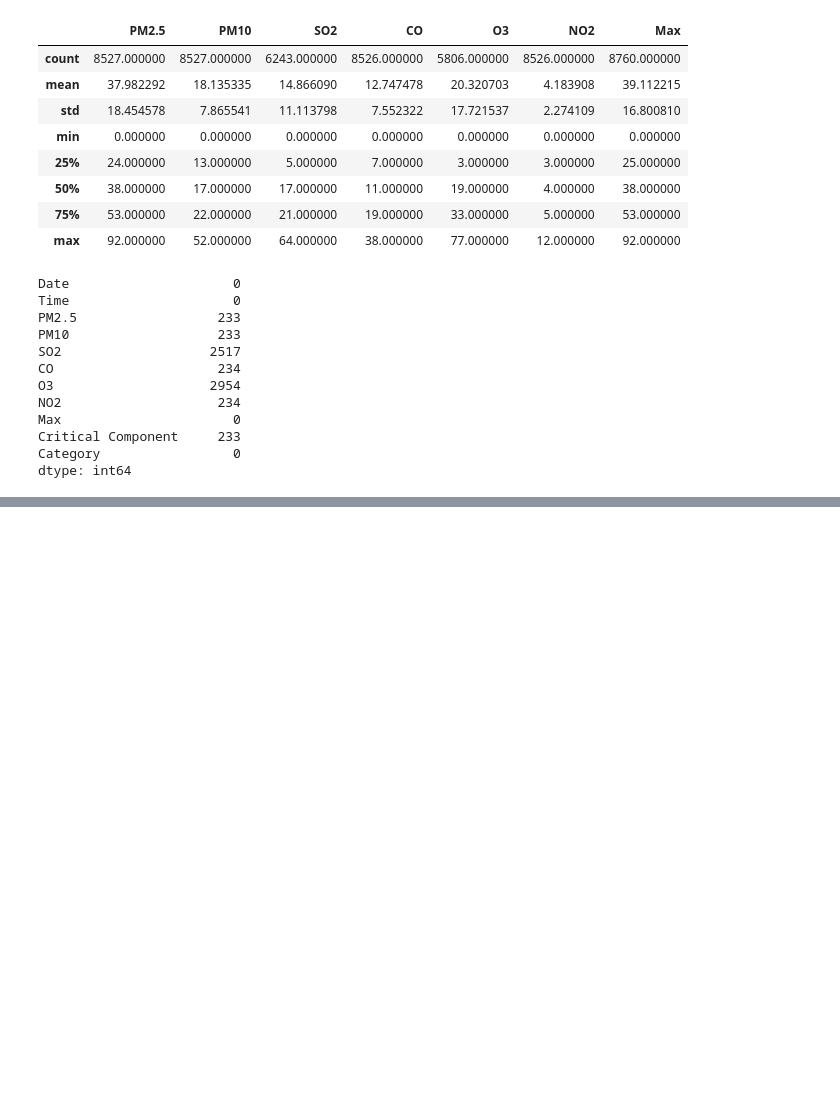
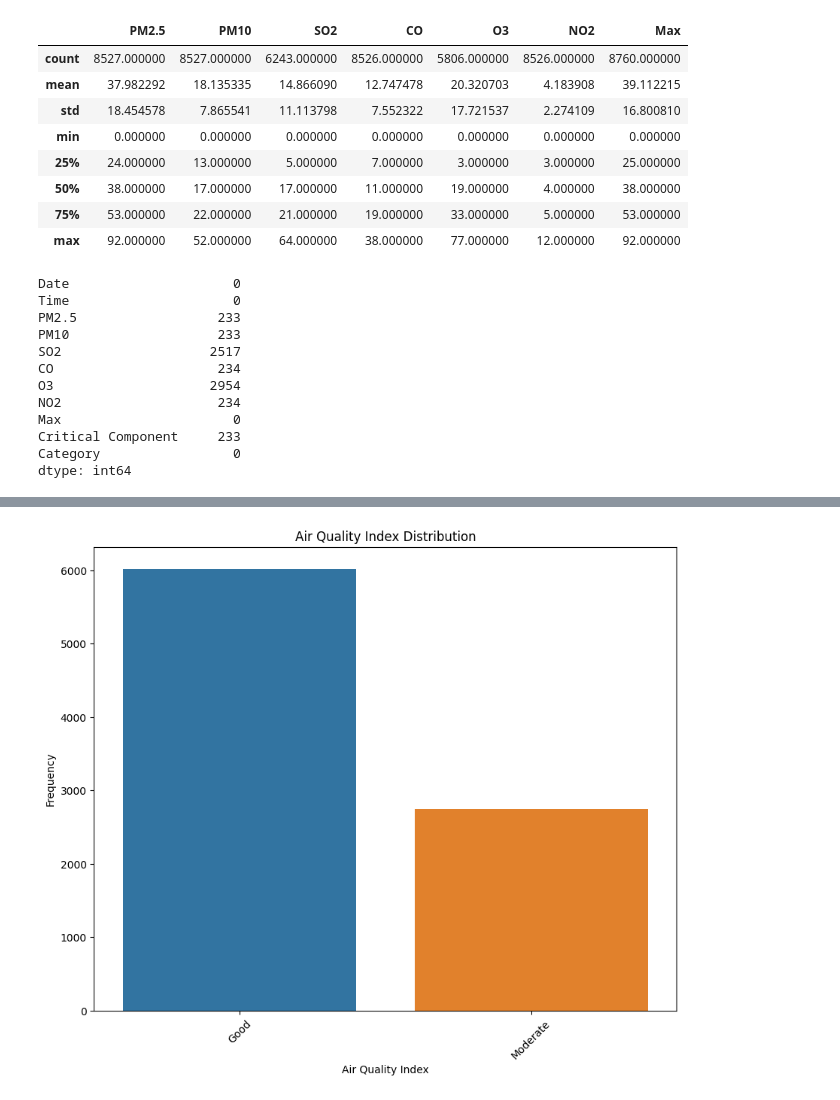
Before and after one commit to andidprastyo/Data-Analyst-Projects, a Jupyter notebook: Data Science/Yogyakarta Air Quality Analysis/air-quality-analysis.ipynb, the cells around one changed output, grey strips where cells are left out. Cells and saved outputs as stored; diff of their text form; code cells hidden in the pictures; blank space fills up the shorter version.

```diff
--- a/Data Science/Yogyakarta Air Quality Analysis/air-quality-analysis.ipynb
+++ b/Data Science/Yogyakarta Air Quality Analysis/air-quality-analysis.ipynb
@@ -130,0 +149,26 @@ dtype: int64
+# %%
+def calculate_air_quality_index(pollutants_concentration):
+	if pollutants_concentration <= 50:
+		return 'Good'
+	elif pollutants_concentration <= 100:
+		return 'Moderate'
+	elif pollutants_concentration <= 200:
+		return 'Unhealthy'
+	elif pollutants_concentration <= 300:
+		return 'Very Unhealthy'
+	else:
+		return 'Hazardous'
+
+df['AQI'] = df['PM2.5'].apply(calculate_air_quality_index)
+
+aqi_count = df['AQI'].value_counts()
+
+plt.figure(figsize=(10, 8))
+sns.barplot(x=aqi_count.index, y=aqi_count.values)
+plt.title('Air Quality Index Distribution')
+plt.xlabel('Air Quality Index')
+plt.ylabel('Frequency')
+plt.xticks(rotation=45)
+plt.show()
+# %% [output]
+[figure, added]
```
Also changed, not shown: parts of 8 cells of this notebook.
